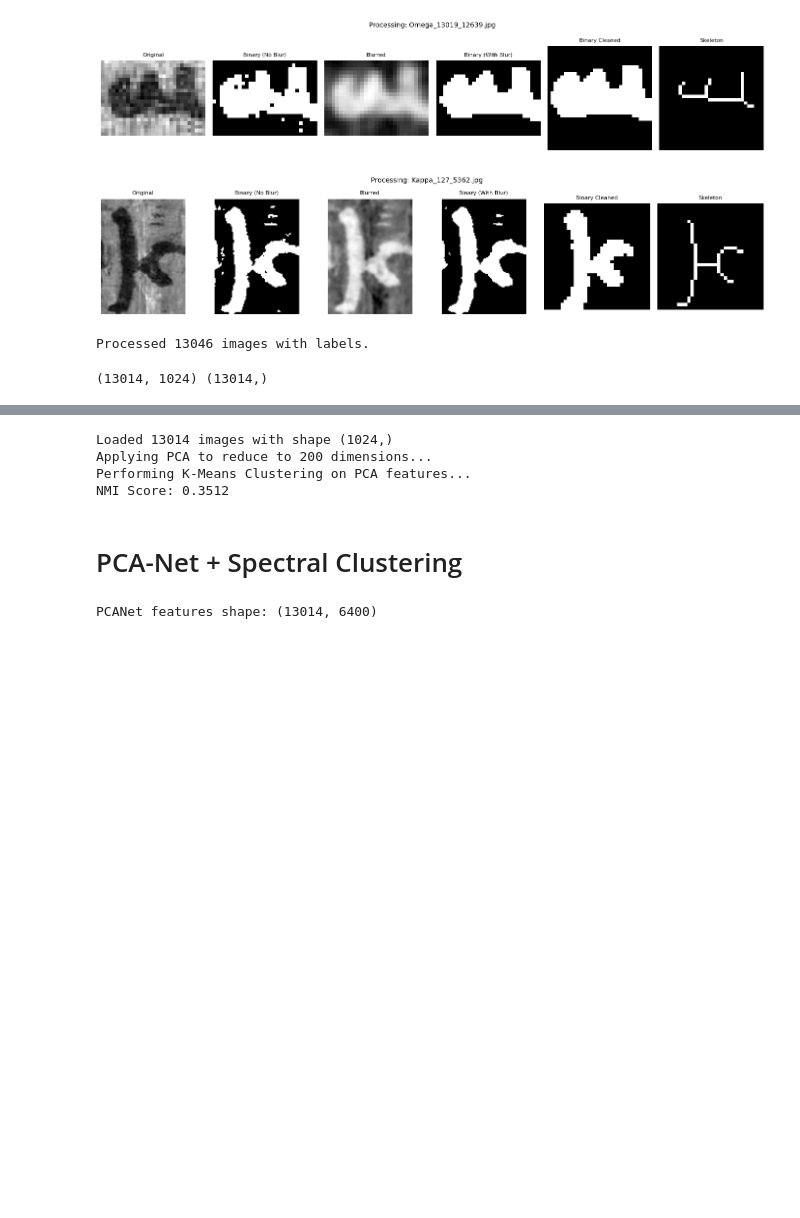
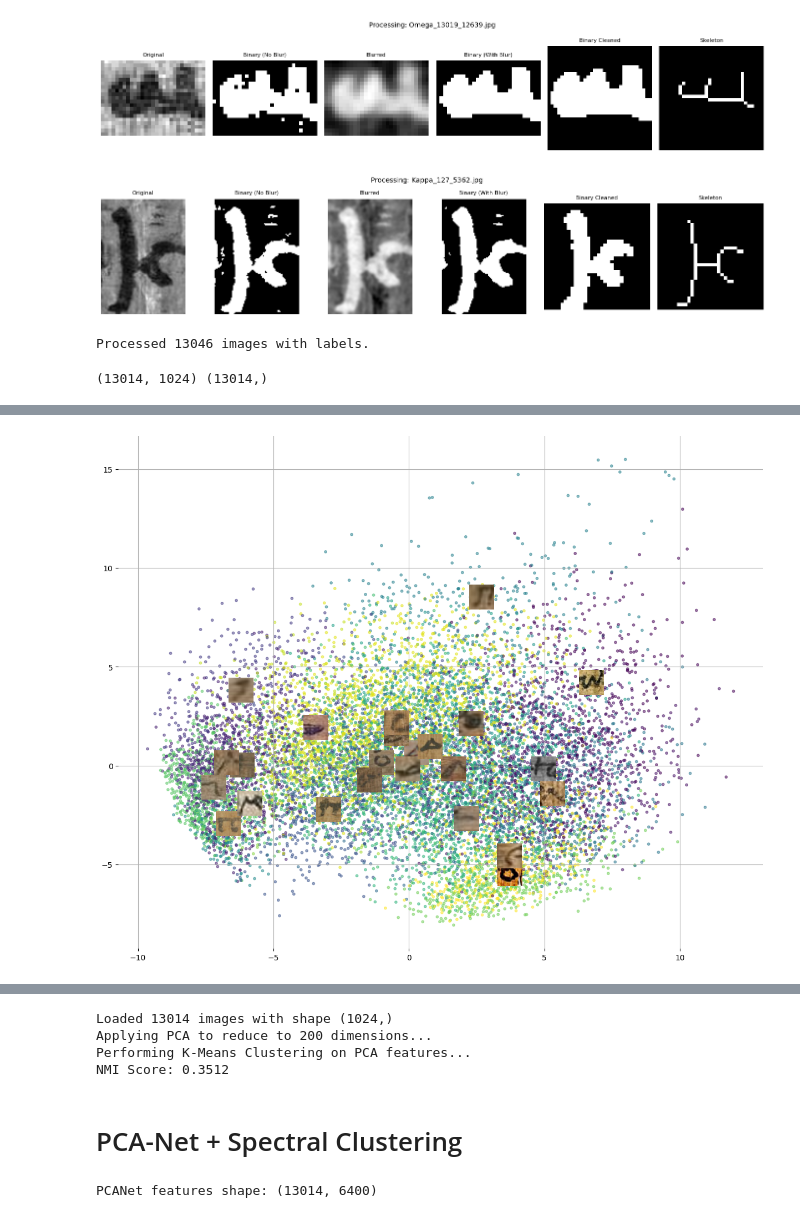
Before and after one commit to dionvou/greek-letter-vision, a Jupyter notebook: spectral_clustering.ipynb, the cells around one changed output, grey strips where cells are left out. Saved outputs shown, nothing was run; the diff lists cells and outputs as text; code cells hidden in the pictures; blank space fills up the shorter version.

```diff
--- a/spectral_clustering.ipynb
+++ b/spectral_clustering.ipynb
@@ -286,3 +387,60 @@ NMI Score: 0.4330
+# %%
+import seaborn as sns
+plt.figure(figsize=(15, 12))
+scatter = plt.scatter(X_pca[:, 0], X_pca[:, 1], c=cluster_labels, cmap='viridis', s=10, alpha=0.5)
+#plt.title('Image Clusters Visualization with Representative Images')
+#plt.xlabel('PC1')
+#plt.ylabel('PC2')
+#plt.colorbar(scatter, label='Cluster')
+plt.grid(True)
+
+# cluster_centers = spectral.cluster_centers_
+cluster_centers = np.array([
+    X_pca[cluster_labels == i].mean(axis=0)
+    for i in range(24)
+])
+
+
+for i in range(24):
+    # Find indices of images in the current cluster
+    indices_in_cluster = np.where(cluster_labels == i)[0]
+
+    if len(indices_in_cluster) > 0:
+        # Find the image closest to the cluster center in the 2D PCA space
+        cluster_points_2d = X_pca[indices_in_cluster]
+        center_2d = cluster_centers[i]
+
+        # Calculate distances from the center to all points in the cluster
+        distances = np.linalg.norm(cluster_points_2d - center_2d, axis=1)
+
+        # Get the index of the image closest to the center within the original image_files list
+        closest_image_index_in_cluster = indices_in_cluster[np.argmin(distances)]
+        closest_image_path = image_files[closest_image_index_in_cluster]
+
+        # Read and resize the closest image to a thumbnail size
+        try:
+            img_thumb = Image.open(closest_image_path).convert('RGB')
+            img_thumb = img_thumb.resize((32, 32)) # Thumbnail size
+            img_thumb_np = np.array(img_thumb)
+
+            # Get the coordinates of the cluster center in the plot
+            center_x, center_y = cluster_centers[i][:2]
+
+            # Add the image as an annotation
+            # Use AnnotationBbox to place the image at the center location
+            from matplotlib.offsetbox import OffsetImage, AnnotationBbox
+            imagebox = OffsetImage(img_thumb_np, zoom=1.0) # zoom can adjust size
+            ab = AnnotationBbox(imagebox, (center_x, center_y), frameon=False, pad=0.1)
+            plt.gca().add_artist(ab)
+
+        except Exception as e:
+            print(f"Error processing image for annotation {closest_image_path}: {e}")
+
+sns.despine(left=True, bottom=True)
+plt.savefig('image_clusters.pdf', dpi=300, format='PDF')
+plt.show()
+# %% [output]
+[figure, added]
 # %%
 import seaborn as sns
 
```
Also changed, not shown: parts of 19 cells of this notebook, 5 other files.
